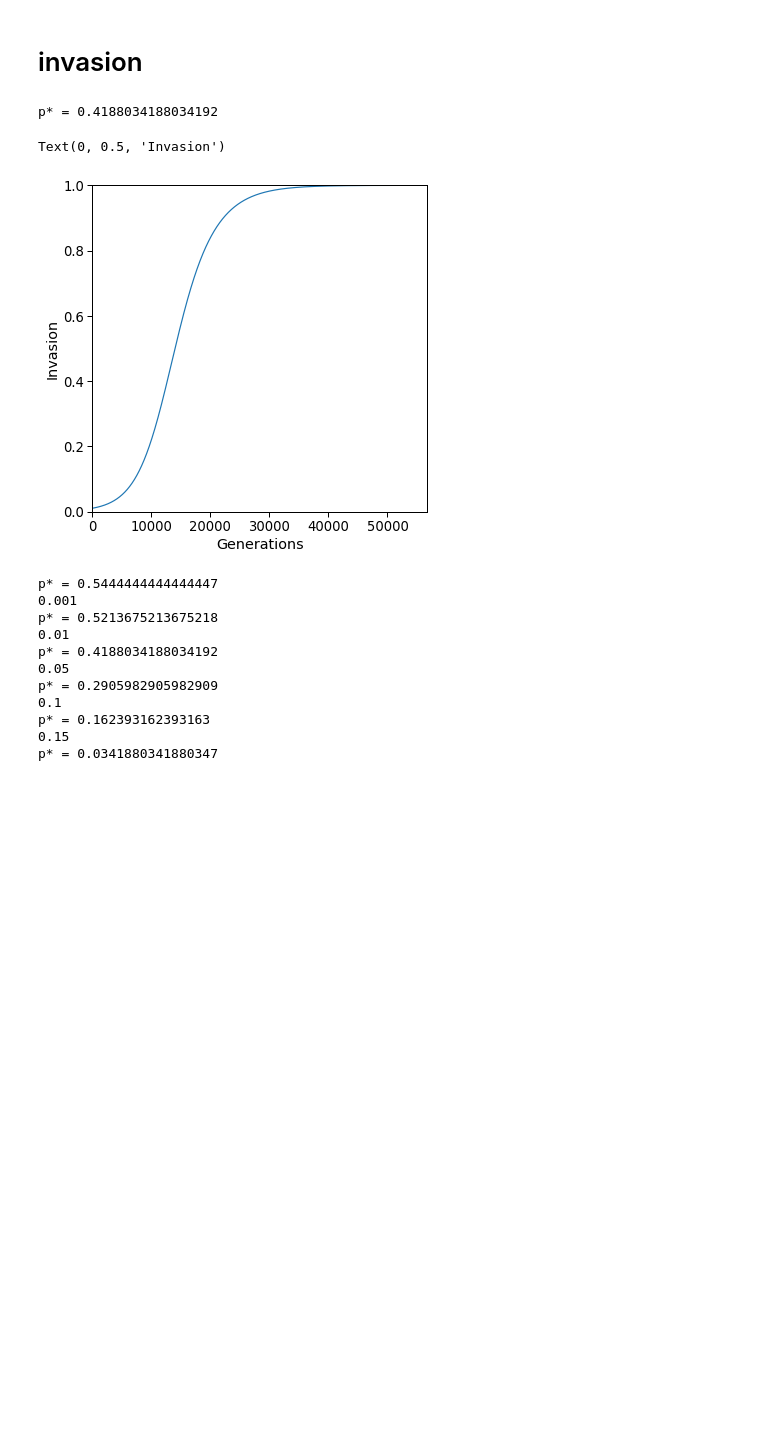
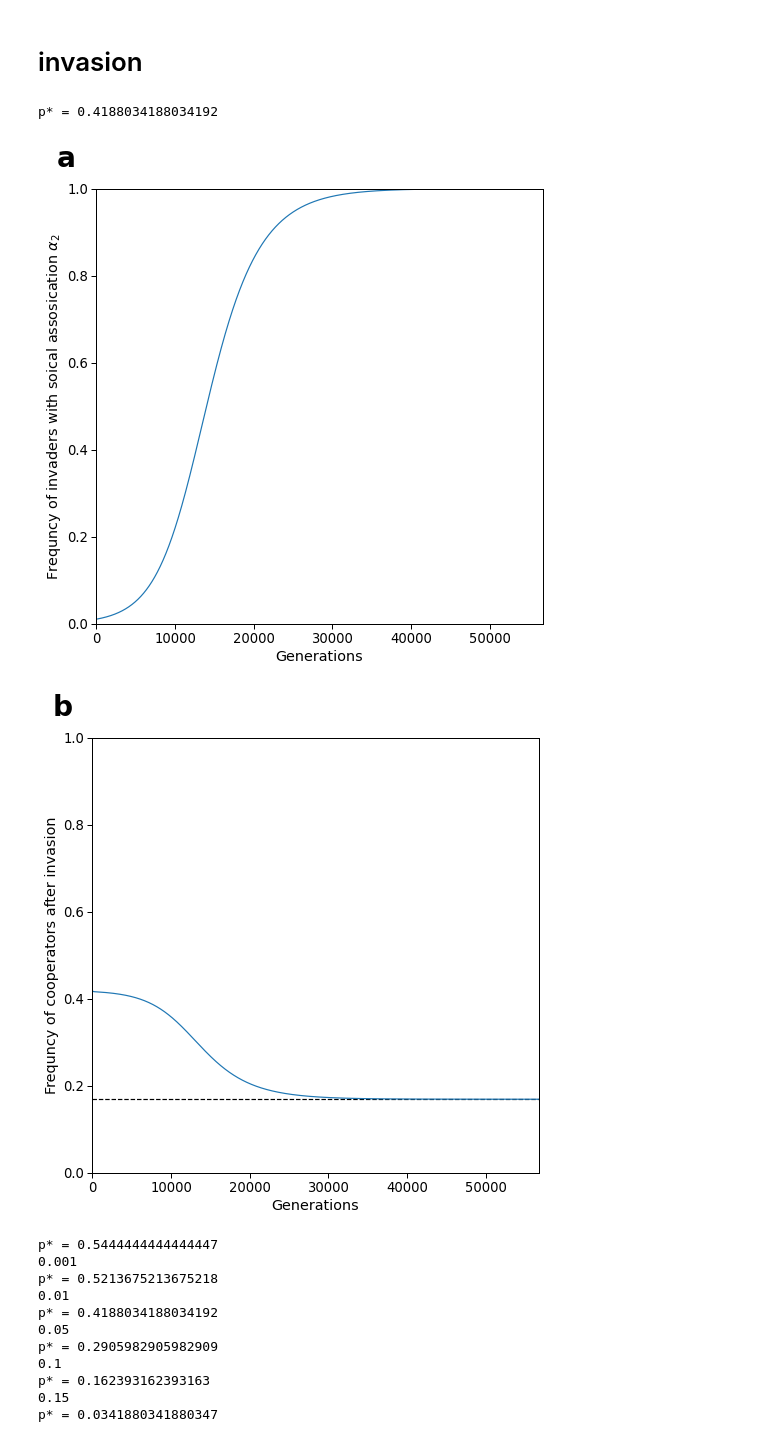
Before and after one commit to yoavram-lab/CulturalCooperation, a Jupyter notebook: ms/figures.ipynb, the cells around one changed output. Saved outputs shown, nothing was run; the diff lists cells and outputs as text; code cells hidden in the pictures; blank space fills up the shorter version.

Commit message:
Add figure 5

```diff
--- a/ms/figures.ipynb
+++ b/ms/figures.ipynb
@@ -764,25 +764,39 @@ def simulate(p_0, p_equilibrium, ε, b, c, TA, TB, α1, α2, number_of_iteration
 # %%
 c = 0.05
 TA = 0.4
 TB = 0.7
 b = 1.3
 α1 = 0.7
 p_equilibrium = (c*(1-TB) - b*α1*TA-(TA-TB))/(b*(1-α1)*(TA-TB))
 print('p* = ' + str(p_equilibrium))
 
 p_0 = 0.005
 α2 = 0.65
 successful, cop, inv = simulate(p_0, p_equilibrium, ε = 0.00001, b = b, c = c, TA= TA, TB=TB, α1=α1, α2 = α2, number_of_iterations = 1000000)
-fig, ax = plt.subplots(figsize=(6, 6))
+fig, ax = plt.subplots(figsize=(8, 8))
 ax.plot(inv)
 ax.set_ylim(0, 1)
 ax.set_xlim(0, len(inv))
 ax.set_xlabel('Generations')
-ax.set_ylabel('Invasion')
+ax.set_ylabel(r'Frequncy of invaders with soical assosication $\alpha_2$')
+ax.text(-5000, 1.05, 'a', fontdict=dict(fontsize=28, weight='bold'))
+fig.savefig('Figures/Frequency_of_invadors.eps', bbox_inches='tight')
+
+
+p_equilibrium2 = (c*(1-TB) - b*α2*TA-(TA-TB))/(b*(1-α2)*(TA-TB))
+fig2, ax2 = plt.subplots(figsize=(8, 8))
+ax2.plot(cop)
+ax2.set_ylim(0, 1)
+ax2.set_xlim(0, len(cop))
+ax2.set_xlabel('Generations')
+ax2.set_ylabel(r'Frequncy of cooperators after invasion')
+ax2.hlines(p_equilibrium2, xmin = 0, xmax = len(cop), color='black', linestyle='dashed')
+ax2.text(-5000, 1.05, 'b', fontdict=dict(fontsize=28, weight='bold'))
+fig2.savefig('Figures/Frequency_of_cooperation_after_invasion.eps', bbox_inches='tight')
 # %% [output]
 p* = 0.4188034188034192
-Text(0, 0.5, 'Invasion')
-[figure, old version]
+[figure, new version]
+[figure, added]
 # %%
 # Validate for different value of c
 for c in [0.001, 0.01, 0.05, 0.1, 0.15, 0.2, 0.21]:
```
Also changed, not shown: 4 other files.
